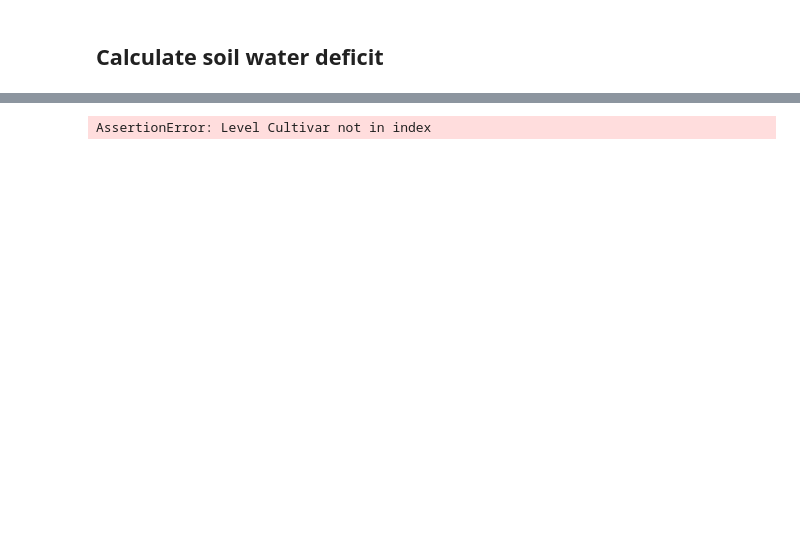
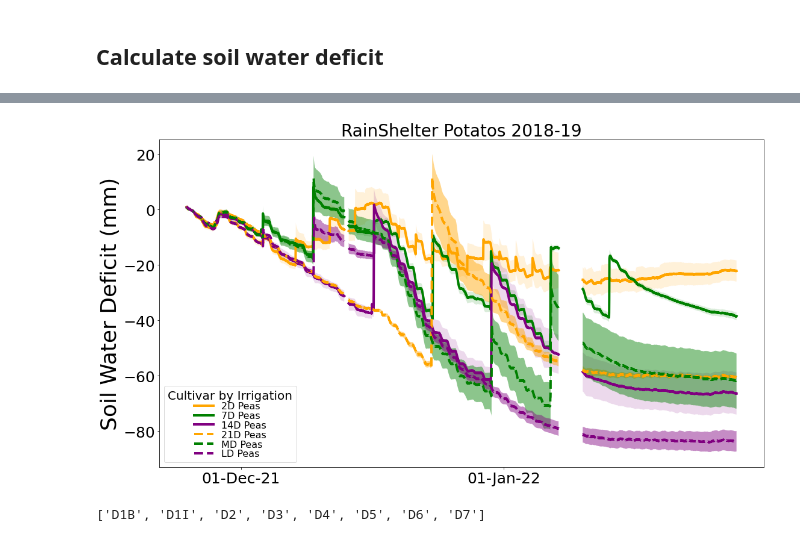
Before and after one commit to HamishBrownPFR/CropWaterAnalysis, a Jupyter notebook: Peas/SoilWaterAnalysis.ipynb, the cells around one changed output, grey strips where cells are left out. Saved outputs shown, nothing was run; the diff lists cells and outputs as text; code cells hidden in the pictures; blank space fills up the shorter version.

```diff
--- a/Peas/SoilWaterAnalysis.ipynb
+++ b/Peas/SoilWaterAnalysis.ipynb
@@ -149,34 +147,34 @@ ledg.get_title().set_fontsize(20)
 # %%
-DataMeans2 = ObsData.groupby(level=['Depth', 'Irrigation', 'Cultivar','Block'],axis=1).mean()
+DataMeans2 = ObsData.groupby(level=['Depth', 'Irrigation', 'Species','Block'],axis=1).mean()
 DataMeans2 =  DataMeans2.dropna(axis=1, how = 'all')
 
 #Calculate the water content of the soil profile by multiplying the volumetric water content by each layers
 #depth and summing.  The 0-15 layers are divided by 2 to average the two readings
 ProfileWater2 = DataMeans2.loc[:,'D1I'] * 150/2 + \
                DataMeans2.loc[:,'D1B'] *150/2 + \
                DataMeans2.loc[:,'D2'] * 150 + \
                DataMeans2.loc[:,'D3'] * 300 + \
                DataMeans2.loc[:,'D4'] * 300 + \
                DataMeans2.loc[:,'D5'] * 300 + \
                DataMeans2.loc[:,'D6'] * 300 + \
                DataMeans2.loc[:,'D7'] * 300
 
 FieldCapacity2 = ProfileWater2.resample('D').max()
-FieldCapacity2 = FieldCapacity2.loc['2018-11-03']
-SoilWaterDeficit2 = -(FieldCapacity2 - ProfileWater2.loc[:'2019-03-21',:])
+FieldCapacity2 = FieldCapacity2.loc['2021-11-25']
+SoilWaterDeficit2 = -(FieldCapacity2 - ProfileWater2.loc[:,:])
 
 Graph = plt.figure(figsize=(18,10))
 ax = Graph.add_subplot(1,1,1)
 GH.AddIndexedPlotWithSEM(SoilWaterDeficit2,ax,GPs,4)
 plt.ylabel('Soil Water Deficit (mm)', fontsize=36);
 plt.tick_params(labelsize=25)
 plt.title('RainShelter Potatos 2018-19', fontsize=28);
 plt.legend(fontsize=24, loc=3)
 ax.xaxis.set_major_locator(mdates.MonthLocator())
 ax.xaxis.set_major_formatter(mdates.DateFormatter('%d-%b-%y'))
 ledg = plt.legend(loc=3,numpoints=1,fontsize = 16,labelspacing = 0.05,
                           title='Cultivar by Irrigation')
 ledg.get_title().set_fontsize(20)
 # %% [output]
-AssertionError: Level Cultivar not in index
+[figure, added]
 # %%
@@ -192,3 +190,7 @@ SWD.to_pickle('.\DataFrames\DailySWD.pkl')
 DailyDeltaWater = DeltaWater.resample('d').sum().resample('d').sum()
 DailyDeltaWater.where(DailyDeltaWater<2,np.nan,inplace=True)
 DailyDeltaWater.to_pickle('.\DataFrames\DailyWU.pkl')
+# %%
+list(ObsData.columns.get_level_values(0).drop_duplicates().values)
+# %% [output]
+['D1B', 'D1I', 'D2', 'D3', 'D4', 'D5', 'D6', 'D7']
```
Also changed, not shown: parts of 22 cells of this notebook, 17 other files.
